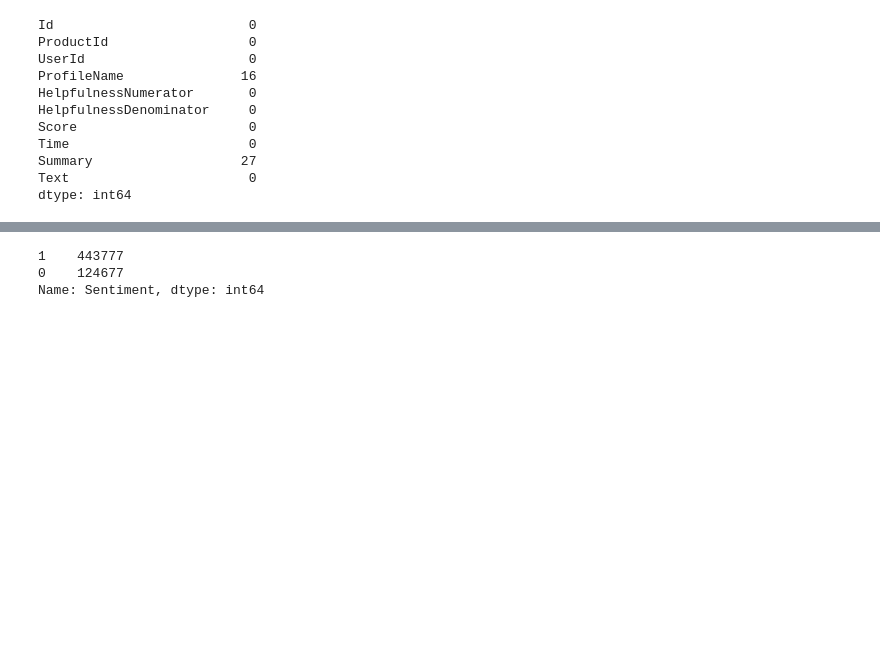
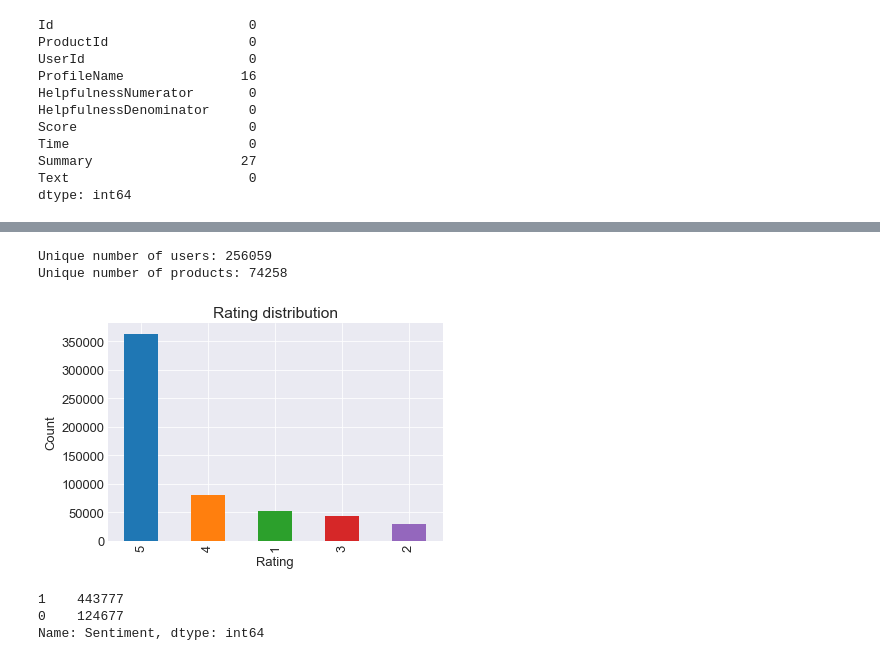
Before and after one commit to javadzabihi/Amazon_Reviews, a Jupyter notebook: Amazon_Reviews.ipynb, the cells around one changed output, grey strips where cells are left out. Cells and saved outputs as stored; diff of their text form; code cells hidden in the pictures; blank space fills up the shorter version.

Commit message:
added user based collaborative filtering

```diff
--- a/Amazon_Reviews.ipynb
+++ b/Amazon_Reviews.ipynb
@@ -8,2 +14,2 @@ from datetime import datetime
 # %%
-data = pd.read_csv('/Users/javadzabihi/Downloads/IS698 project/Reviews.csv')
+data = pd.read_csv('/Users/javadzabihi/Git-Python/Amazon_Reviews/Reviews.csv')
@@ -59,0 +62,26 @@ Name: Score, dtype: int64
+# %%
+
+# make the user ids go from 0 to N-1
+# N: unique number of users
+# create a mapping for user ids
+unique_user_ids = set(data.UserId.values)
+user2idx = {}
+count = 0
+for user_id in unique_user_ids:
+    user2idx[user_id] = count
+    count += 1
+# add them to the data frame
+data['user_idx'] = data.apply(lambda row: user2idx[row.UserId], axis=1)
+
+
+# make the user ids go from 0 to M-1
+# M: unique number of products
+# create a mapping for product ids
+unique_product_ids = set(data.ProductId.values)
+product2idx = {}
+count = 0
+for product_id in unique_product_ids:
+    product2idx[product_id] = count
+    count += 1
+# add them to the data frame
+data['product_idx'] = data.apply(lambda row: product2idx[row.ProductId], axis=1)
@@ -60,3 +97,20 @@ Name: Score, dtype: int64
+# %%
+N = data.user_idx.max() + 1
+M = data.product_idx.max() + 1
+print('Unique number of users: {}'.format(N))
+print('Unique number of products: {}'.format(M))
+# %% [output]
+Unique number of users: 256059
+Unique number of products: 74258
+# %%
+plt.rc('font', size = 13)
+data.Score.value_counts().plot(kind = 'bar')
+plt.title('Rating distribution')
+plt.xlabel('Rating')
+plt.ylabel('Count')
+plt.show()
+# %% [output]
+[figure, added]
 # %%
 # "Positive" : 1, "Negative": 0
 data['Sentiment'] = data['Score'].apply(lambda score: 1 if score > 3 else 0)
```
Also changed, not shown: parts of 118 cells of this notebook.
